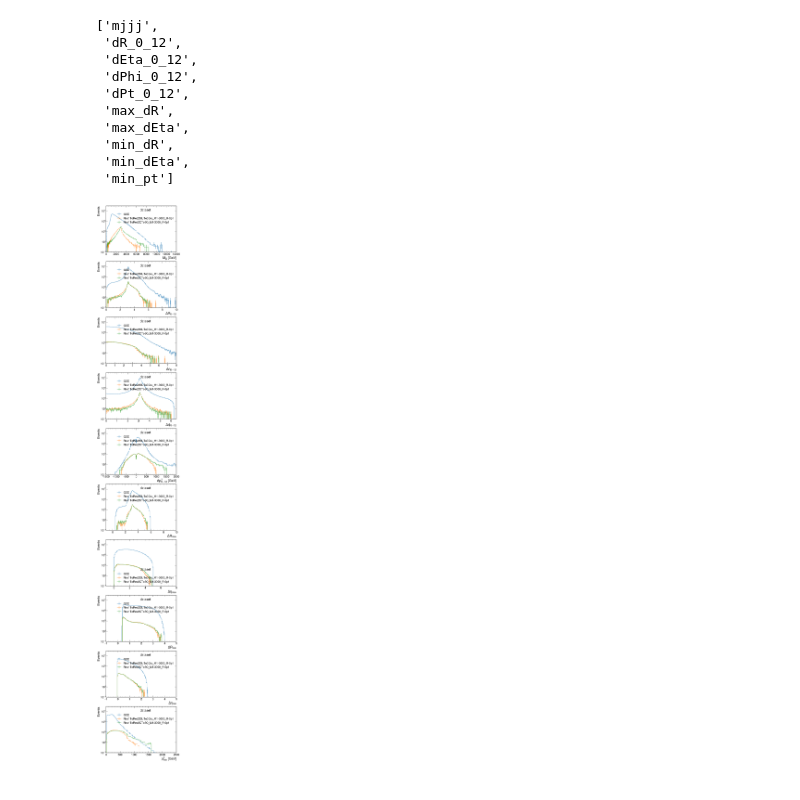
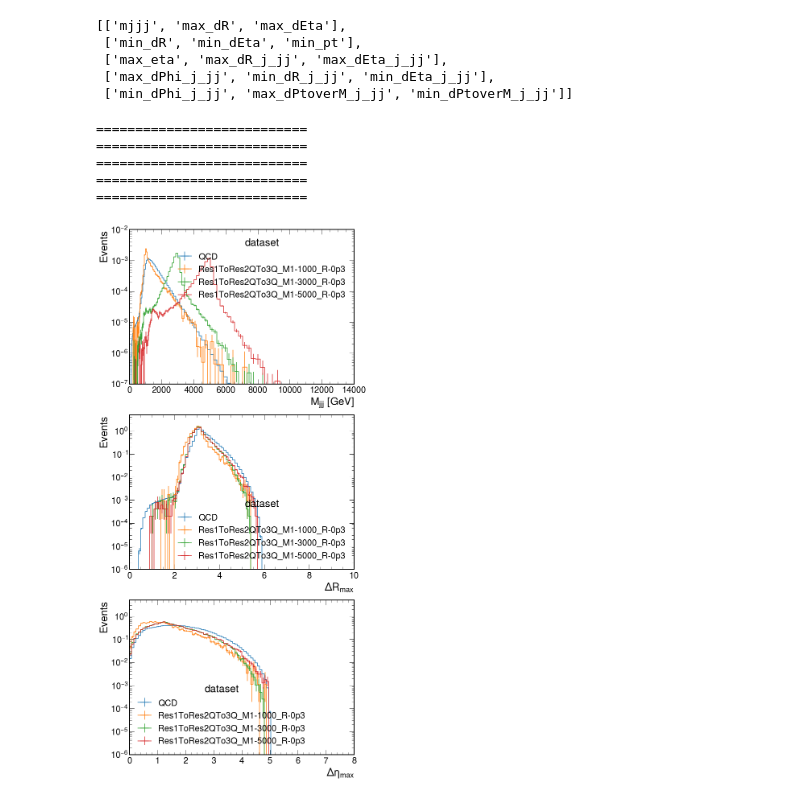
Before and after one commit to BrownCMS/toffea, a Jupyter notebook: toffea/Histograms/Histograms.ipynb, the cells around one changed output. Drawn from its saved outputs; the diff is of its cells as text; code cells hidden in the pictures.

```diff
--- a/toffea/Histograms/Histograms.ipynb
+++ b/toffea/Histograms/Histograms.ipynb
@@ -31,3 +31,20 @@ display(infile_MC)
+# %%
+def plot_single(variable_list):# ==== Plotting ====
+    fig, ax = plt.subplots(len(variable_list), 1, figsize=(10,len(variable_list)*8))
+    ax_counter = 0
+    for variable in variable_list:
+        histo = infile_MC[variable].copy()
+        histo.scale(weight_xsec, axis='dataset')
+        ih = histo.integrate("selection",["Pre-selection"])
+        ih = ih.group("dataset", hist.Cat("sel_dataset", "dataset"), mapping)
+        plot = hist.plot1d(ih, ax=ax[ax_counter], density=True)
+        plot.set_ylim(0.000001,5)
+        plot.set_yscale('log')
+        if "min_pt" in variable:
+            plot.set_xlim(0,2500)
+        if any(v in variable for v in ["min_pt","mjjj"]):
+            plot.set_ylim(0.0000001,0.01)
+        ax_counter+=1
 # %%
 #  ==== List the variables that we want to plot ======
 variable_list = []
@@ -36,8 +53,9 @@ for variable, accumulator in infile_MC.items():
         continue
     variable_list.append(variable)
 variable_list.pop(0)
+variable_chunk = [variable_list[i * 3:(i + 1) * 3] for i in range((len(variable_list) + 3 - 1) // 3 )]
 
-display(variable_list)
+display(variable_chunk)
 
 # ==== Implement weight of MCs ====
 lumi = 41.53*1000
@@ -47,64 +65,45 @@ weight_xsec = {
     'QCD_Pt_600to800': lumi*156.5/infile_MC["total_events"]["QCD_Pt_600to800"],
     'QCD_Pt_800to1000': lumi*26.28/infile_MC["total_events"]["QCD_Pt_800to1000"],
     'QCD_Pt_1000to1400': lumi*7.47/infile_MC["total_events"]["QCD_Pt_1000to1400"],
     'QCD_Pt_1400to1800': lumi*0.6484/infile_MC["total_events"]["QCD_Pt_1400to1800"],
     'QCD_Pt_1800to2400': lumi*0.08743/infile_MC["total_events"]["QCD_Pt_1800to2400"],
     'QCD_Pt_2400to3200': lumi*0.005236/infile_MC["total_events"]["QCD_Pt_2400to3200"],
     'QCD_Pt_3200toInf': lumi*0.0001357/infile_MC["total_events"]["QCD_Pt_3200toInf"],
 }
 weight_sigMC1 = {}
 for name, N_evt in infile_MC["total_events"].items():
     if "QCD" in name:
         continue
     weight_sigMC1[name] = lumi/N_evt
 weight_xsec.update(weight_sigMC1)
 # display(weight_xsec)
 
 # ==== Group datasets that we want to plot ====
 QCD_entries = []
 for name, N_evt in infile_MC["total_events"].items():
     if "QCD" in name:
         QCD_entries.append(name)
 # print(QCD_entries)
 
 mapping = {}
 mapping["QCD"] = QCD_entries
 
-Sig_entries = ["Res1ToRes2GluTo3Glu_M1-3000_R-0p1", "Res1ToRes2QTo3Q_M1-3000_R-0p1"]
+Sig_entries = ["Res1ToRes2QTo3Q_M1-1000_R-0p3", "Res1ToRes2QTo3Q_M1-3000_R-0p3", "Res1ToRes2QTo3Q_M1-5000_R-0p3"]
 for sig in Sig_entries:
     mapping[sig] = sig
 
-# display(mapping)
-
-# ==== Plotting ====
-
-axis2integrate = "selection"
-selection2plot = ["JetHLT"]
-
-fig, ax = plt.subplots(len(variable_list), 1, figsize=(10,len(variable_list)*8))
-ax_counter = 0
-for variable in variable_list:
-    histo = infile_MC[variable].copy()
-    histo.scale(weight_xsec, axis='dataset')
-    ih = histo.integrate(axis2integrate,selection2plot)
-    ih = ih.group("dataset", hist.Cat("sel_dataset", "dataset"), mapping)
-    plot = hist.plot1d(ih, ax=ax[ax_counter])
-    plot.set_ylim(0.1,100000000)
-    plot.set_yscale('log')
-    if "dPt_0_12" in variable:
-        plot.set_xlim(-1500,2000)
-    if "min_pt" in variable:
-        plot.set_xlim(0,2500)
-    ax_counter+=1
+for chunk in variable_chunk:
+    plot_single(chunk)
+    print("===========================")
 # %% [output]
-['mjjj',
- 'dR_0_12',
- 'dEta_0_12',
- 'dPhi_0_12',
- 'dPt_0_12',
- 'max_dR',
- 'max_dEta',
- 'min_dR',
- 'min_dEta',
- 'min_pt']
+[['mjjj', 'max_dR', 'max_dEta'],
+ ['min_dR', 'min_dEta', 'min_pt'],
+ ['max_eta', 'max_dR_j_jj', 'max_dEta_j_jj'],
+ ['max_dPhi_j_jj', 'min_dR_j_jj', 'min_dEta_j_jj'],
+ ['min_dPhi_j_jj', 'max_dPtoverM_j_jj', 'min_dPtoverM_j_jj']]
+===========================
+===========================
+===========================
+===========================
+===========================
-[figure, old version]
+[figure, new version]
```
Also changed, not shown: parts of 3 cells of this notebook, 5 other files.
